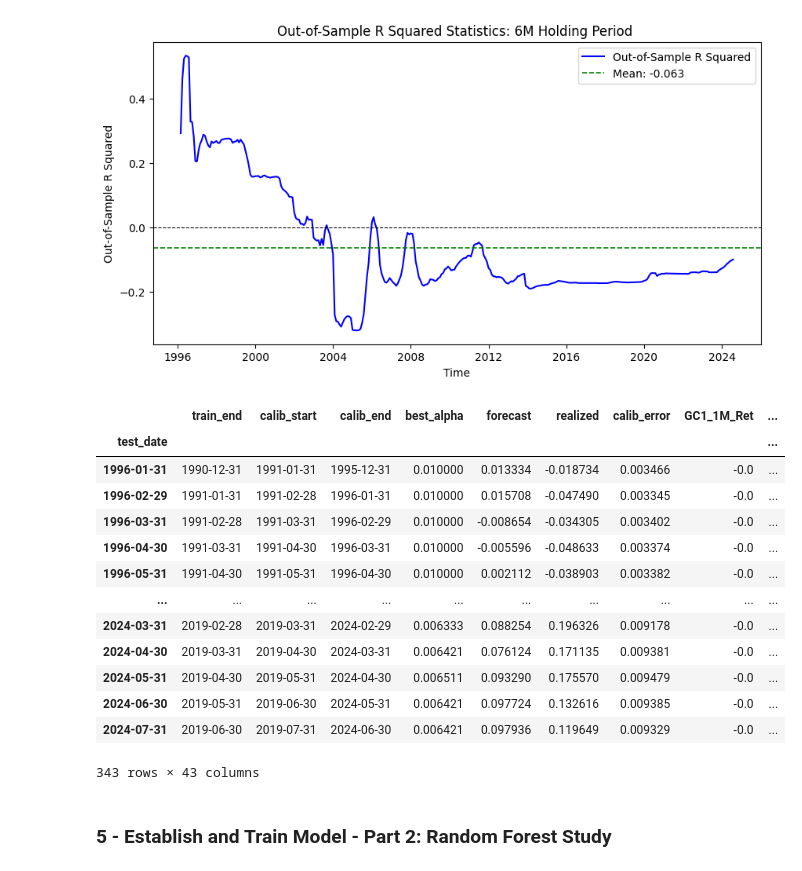
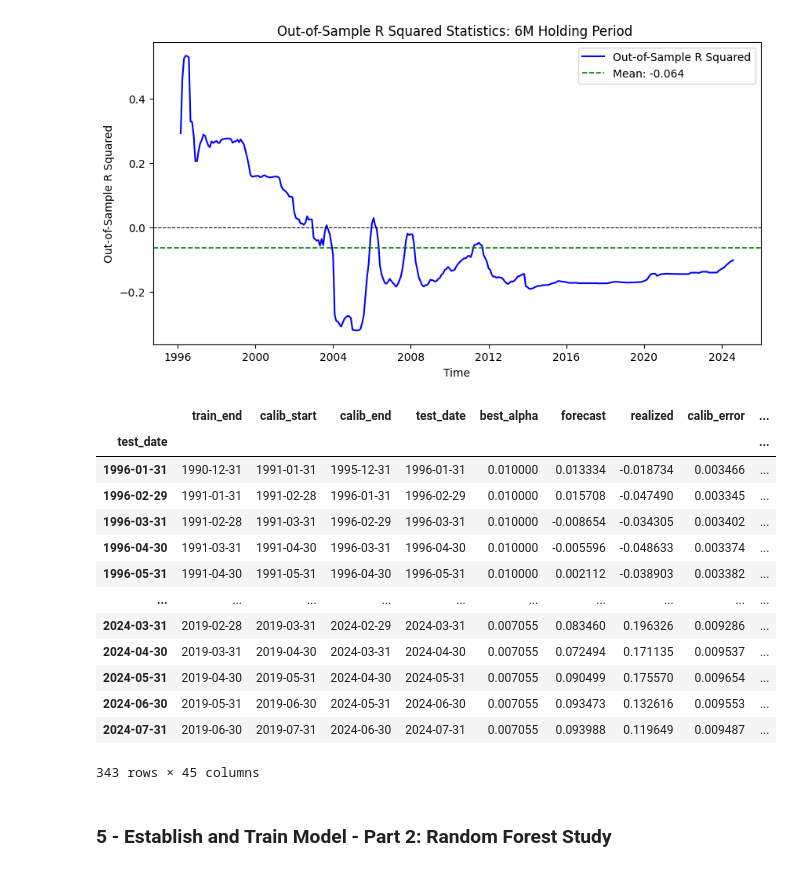
Before and after one commit to alphagoal/Proj_1_gold_futures_ML, a Jupyter notebook: gold_futures_data_02189pm.ipynb, the cells around one changed output. Saved outputs shown, nothing was run; the diff lists cells and outputs as text; code cells hidden in the pictures.

```diff
--- a/gold_futures_data_02189pm.ipynb
+++ b/gold_futures_data_02189pm.ipynb
@@ -1134,4 +1131 @@ Index(['GC1_1M_Ret', 'GC1_3M_Ret', 'GC1_6M_Ret', 'GC1_12M_Ret', 'const',
       dtype='object')
-# %%
-X = X[2:]
-X.head(30)
@@ -1231,4 +1208,4 @@ calib_end = pd.Timestamp('1995-12-31')
 test_date = calib_end + pd.DateOffset(months=1)
 
 regression_type = 'lasso'
-alphas = np.logspace(-2,-5,500).tolist() #gives more parameters to study for lower penalisation
+alphas = np.logspace(-2,-5,100).tolist() #gives more parameters to study for lower penalisation
@@ -1239,26 +1211,0 @@ alphas = np.logspace(-2,-5,500).tolist() #gives more parameters to study for low
-# %%
-#Design rolling loop algorithm
-
-results = []
-model_coefficients = []
-
-#while test_date <= pd.Timestamp('2010-12-31'):
-
-#create train dataset
-X_train = X.loc[:train_end]
-Y_train = Y.loc[:train_end]
-
-#create calibration dataset
-X_calib = X.loc[calib_start:calib_end]
-Y_calib = Y.loc[calib_start:calib_end]
-
-#test data
-X_test = X.loc[test_date:test_date]
-Y_test = Y.loc[test_date:test_date]
-
-#define alpha and error before loop
-best_alpha = None
-least_error = np.inf
-
-#checking
-X_train
@@ -1502,12 +1350,12 @@ while test_date <= Y.index[-1]:
     #     SSE_historical_cumsum.append(SSE_historical_cumsum[-1] + historical_mean_error ** 2)
     #  # 记录当前时间步的结果
 
-    # LASSO_result.append({
-    #     "Date": test_date,
-    #     "ret_real": float(realized),
-    #     "ret_pred": float(forecast),
-    #     "historical_mean": y_historical_mean.tail(36) * fwd_ret_period
-    # })
+    LASSO_result.append({
+        "Date": test_date,
+        "ret_real": float(realized),
+        "ret_pred": float(forecast),
+        "historical_mean": y_historical_mean.mean() * fwd_ret_period
+    })
 
 
     #Iteration Results
@@ -1671,24 +1511,24 @@ plt.show()
 # %% [output]
 [figure]
 # %%
-results_df.to_excel("GC1_6M_20250218_9pm_x1(std)x2(std)_lasso.xlsx")
+results_df.to_excel("GC1_6M_20250219_x1(std)x2(std)_lasso.xlsx")
 
 results_df
 # %% [output]
-|  | train_end | calib_start | calib_end | best_alpha | forecast | realized | calib_error | GC1_1M_Ret | ... |
+|  | train_end | calib_start | calib_end | test_date | best_alpha | forecast | realized | calib_error | ... |
 | test_date |  |  |  |  |  |  |  |  | ... |
-| 1996-01-31 | 1990-12-31 | 1991-01-31 | 1995-12-31 | 0.010000 | 0.013334 | -0.018734 | 0.003466 | -0.0 | ... |
-| 1996-02-29 | 1991-01-31 | 1991-02-28 | 1996-01-31 | 0.010000 | 0.015708 | -0.047490 | 0.003345 | -0.0 | ... |
-| 1996-03-31 | 1991-02-28 | 1991-03-31 | 1996-02-29 | 0.010000 | -0.008654 | -0.034305 | 0.003402 | -0.0 | ... |
-| 1996-04-30 | 1991-03-31 | 1991-04-30 | 1996-03-31 | 0.010000 | -0.005596 | -0.048633 | 0.003374 | -0.0 | ... |
-| 1996-05-31 | 1991-04-30 | 1991-05-31 | 1996-04-30 | 0.010000 | 0.002112 | -0.038903 | 0.003382 | -0.0 | ... |
+| 1996-01-31 | 1990-12-31 | 1991-01-31 | 1995-12-31 | 1996-01-31 | 0.010000 | 0.013334 | -0.018734 | 0.003466 | ... |
+| 1996-02-29 | 1991-01-31 | 1991-02-28 | 1996-01-31 | 1996-02-29 | 0.010000 | 0.015708 | -0.047490 | 0.003345 | ... |
+| 1996-03-31 | 1991-02-28 | 1991-03-31 | 1996-02-29 | 1996-03-31 | 0.010000 | -0.008654 | -0.034305 | 0.003402 | ... |
+| 1996-04-30 | 1991-03-31 | 1991-04-30 | 1996-03-31 | 1996-04-30 | 0.010000 | -0.005596 | -0.048633 | 0.003374 | ... |
+| 1996-05-31 | 1991-04-30 | 1991-05-31 | 1996-04-30 | 1996-05-31 | 0.010000 | 0.002112 | -0.038903 | 0.003382 | ... |
 | ... | ... | ... | ... | ... | ... | ... | ... | ... | ... |
-| 2024-03-31 | 2019-02-28 | 2019-03-31 | 2024-02-29 | 0.006333 | 0.088254 | 0.196326 | 0.009178 | -0.0 | ... |
-| 2024-04-30 | 2019-03-31 | 2019-04-30 | 2024-03-31 | 0.006421 | 0.076124 | 0.171135 | 0.009381 | -0.0 | ... |
-| 2024-05-31 | 2019-04-30 | 2019-05-31 | 2024-04-30 | 0.006511 | 0.093290 | 0.175570 | 0.009479 | -0.0 | ... |
-| 2024-06-30 | 2019-05-31 | 2019-06-30 | 2024-05-31 | 0.006421 | 0.097724 | 0.132616 | 0.009385 | -0.0 | ... |
-| 2024-07-31 | 2019-06-30 | 2019-07-31 | 2024-06-30 | 0.006421 | 0.097936 | 0.119649 | 0.009329 | -0.0 | ... |
+| 2024-03-31 | 2019-02-28 | 2019-03-31 | 2024-02-29 | 2024-03-31 | 0.007055 | 0.083460 | 0.196326 | 0.009286 | ... |
+| 2024-04-30 | 2019-03-31 | 2019-04-30 | 2024-03-31 | 2024-04-30 | 0.007055 | 0.072494 | 0.171135 | 0.009537 | ... |
+| 2024-05-31 | 2019-04-30 | 2019-05-31 | 2024-04-30 | 2024-05-31 | 0.007055 | 0.090499 | 0.175570 | 0.009654 | ... |
+| 2024-06-30 | 2019-05-31 | 2019-06-30 | 2024-05-31 | 2024-06-30 | 0.007055 | 0.093473 | 0.132616 | 0.009553 | ... |
+| 2024-07-31 | 2019-06-30 | 2019-07-31 | 2024-06-30 | 2024-07-31 | 0.007055 | 0.093988 | 0.119649 | 0.009487 | ... |
-343 rows × 43 columns
+343 rows × 45 columns
 # %% [markdown]
 ### 5 - Establish and Train Model - Part 2: Random Forest Study
 # %% [markdown]
```
Also changed, not shown: parts of 29 cells of this notebook, 17 other files.
